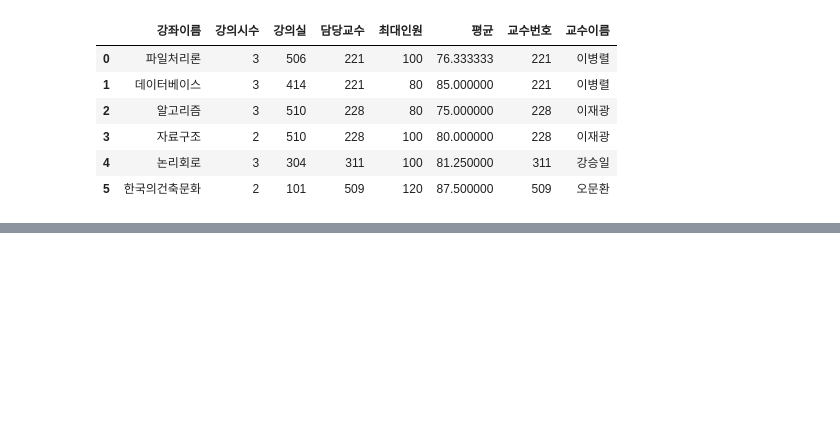
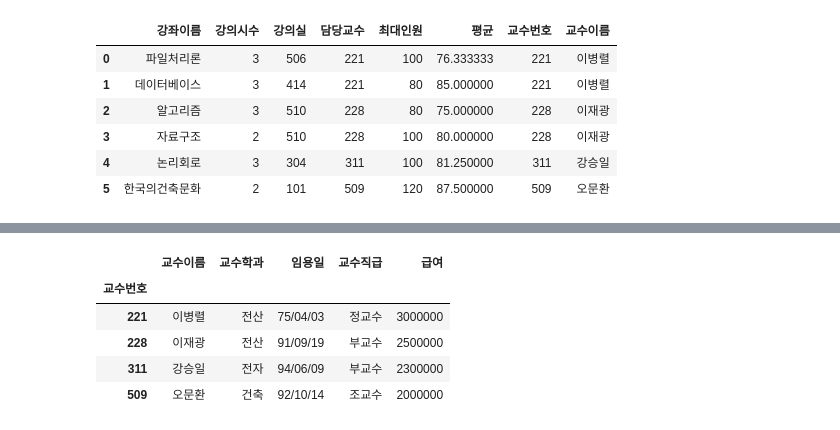
Before and after one commit to Jeongchani/AI_python, a Jupyter notebook: 03.데이터분석/학사관리/학사관리.ipynb, the cells around one changed output, grey strips where cells are left out. Cells and saved outputs as stored; diff of their text form; code cells hidden in the pictures; blank space fills up the shorter version.

```diff
--- a/03.데이터분석/학사관리/학사관리.ipynb
+++ b/03.데이터분석/학사관리/학사관리.ipynb
@@ -227,0 +273,10 @@ merge
+# %%
+pro = pd.read_csv('교수.csv', index_col='교수번호')
+pro
+# %% [output]
+|  | 교수이름 | 교수학과 | 임용일 | 교수직급 | 급여 |
+| 교수번호 |  |  |  |  |  |
+| 221 | 이병렬 | 전산 | 75/04/03 | 정교수 | 3000000 |
+| 228 | 이재광 | 전산 | 91/09/19 | 부교수 | 2500000 |
+| 311 | 강승일 | 전자 | 94/06/09 | 부교수 | 2300000 |
+| 509 | 오문환 | 건축 | 92/10/14 | 조교수 | 2000000 |
```
Also changed, not shown: parts of 13 cells of this notebook, 1 other file.
